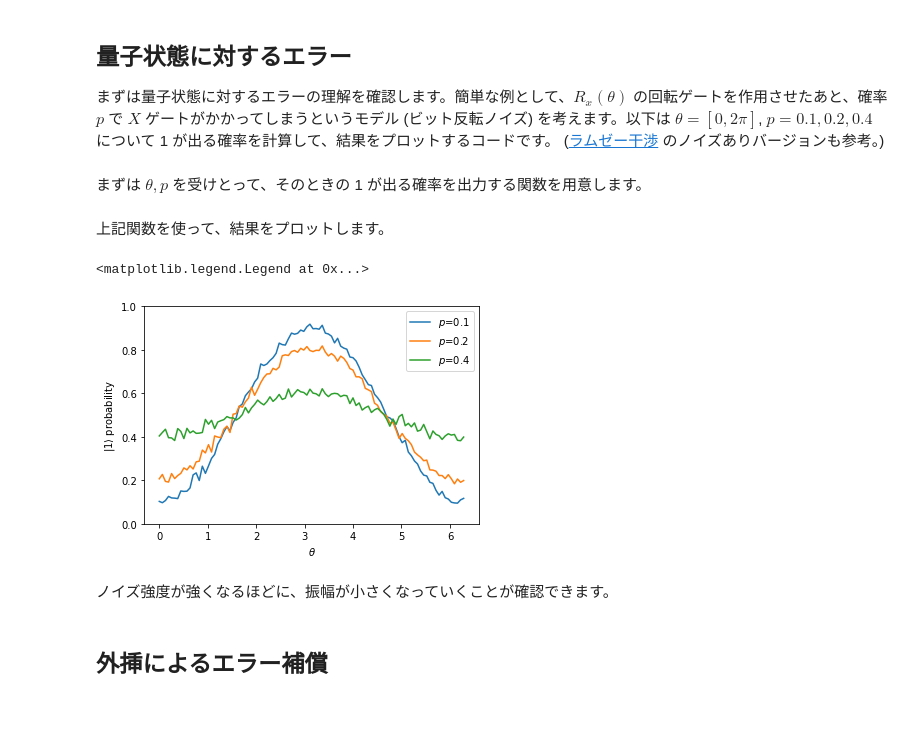
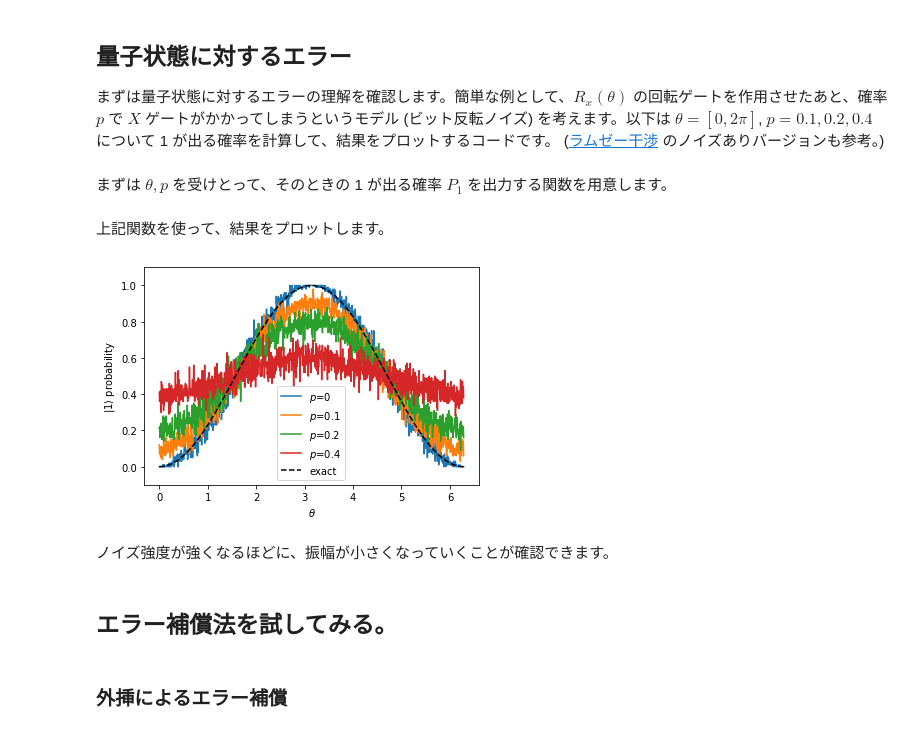
Before and after one commit to Qulacs-Osaka/quantum_software_handson, a Jupyter notebook: 07_error_mitigation.ipynb, the cells around one changed output. Saved outputs shown, nothing was run; the diff lists cells and outputs as text; code cells hidden in the pictures.

Commit message:
error mitigation

```diff
--- a/07_error_mitigation.ipynb
+++ b/07_error_mitigation.ipynb
@@ -15,7 +15,7 @@ from tqdm import tqdm
 まずは量子状態に対するエラーの理解を確認します。簡単な例として、$R_x(\theta)$ の回転ゲートを作用させたあと、確率 $p$ で $X$ ゲートがかかってしまうというモデル (ビット反転ノイズ) を考えます。以下は $\theta = [0,2\pi]$, $p=0.1, 0.2, 0.4$ について 1 が出る確率を計算して、結果をプロットするコードです。
 ([ラムゼー干渉](02_Ramsay.ipynb) のノイズありバージョンも参考。)
 # %% [markdown]
-まずは $\theta, p$ を受けとって、そのときの 1 が出る確率を出力する関数を用意します。
+まずは $\theta, p$ を受けとって、そのときの 1 が出る確率 $P_1$ を出力する関数を用意します。
 # %%
 from qulacs.gate import RX, X
 def get_one_prob(theta, p_noise, n_shots):
@@ -30,24 +30,29 @@ def get_one_prob(theta, p_noise, n_shots):
 # %% [markdown]
 上記関数を使って、結果をプロットします。
 # %%
-theta_list = np.linspace(0, 2*np.pi, 100)
-n_shots = 1000
-p_noise_list = [0.1, 0.2, 0.4]
+theta_list = np.linspace(0, 2*np.pi, 1000)
+n_shots = 100
+p_noise_list = [0, 0.1, 0.2, 0.4]
 result_list = []
 for p_noise in p_noise_list:
     res = np.array([get_one_prob(theta, p_noise, n_shots) for theta in theta_list])
     result_list.append(res)
+## without statistical error
+result_exact = np.sin(theta_list/2)**2
 # %%
 for p_noise, res in zip(p_noise_list, result_list):
     plt.plot(theta_list, res, label=f"$p$={p_noise}")
-plt.ylim(0,1)
+plt.plot(theta_list, result_exact, color="black", linestyle="dashed", label="exact")
+plt.ylim(-0.1,1.1)
 plt.xlabel(r"$\theta$")
 plt.ylabel(r"$|1\rangle$ probability")
 plt.legend()
+plt.show()
 # %% [output]
-<matplotlib.legend.Legend at 0x...>
-[figure, old version]
+[figure, new version]
 # %% [markdown]
 ノイズ強度が強くなるほどに、振幅が小さくなっていくことが確認できます。
+# %% [markdown]
+## エラー補償法を試してみる。
 # %% [markdown]
-## 外挿によるエラー補償
+### 外挿によるエラー補償
```
Also changed, not shown: parts of 15 cells of this notebook.
